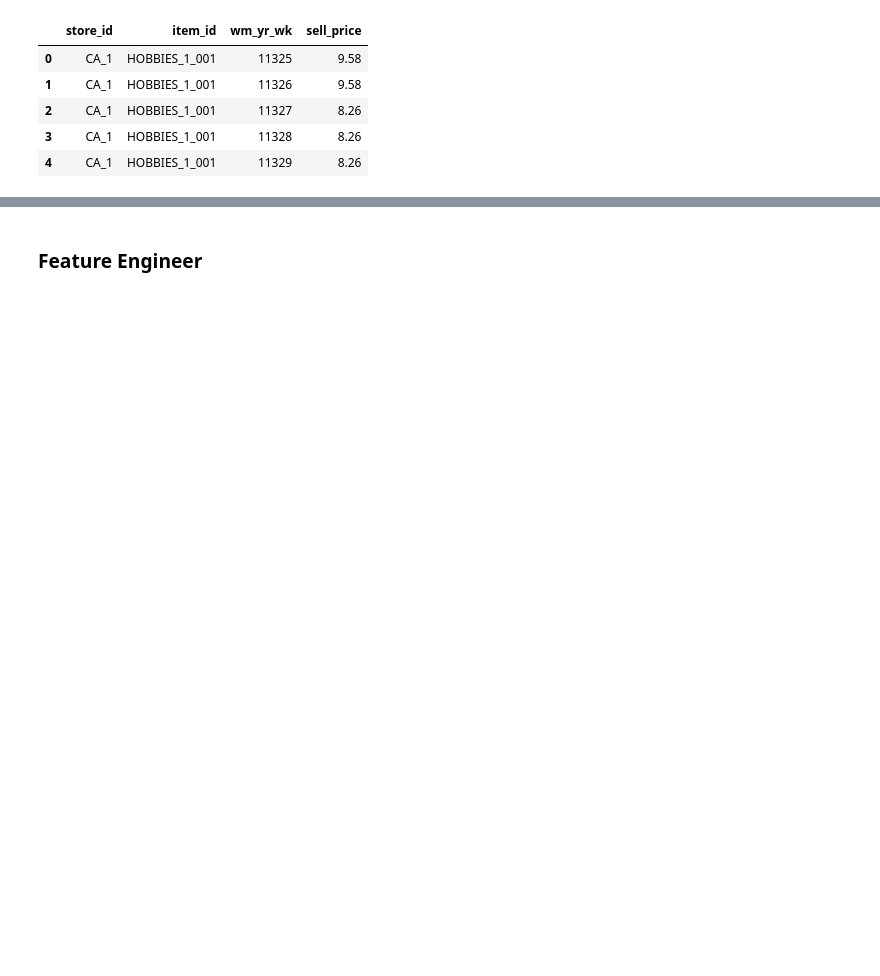
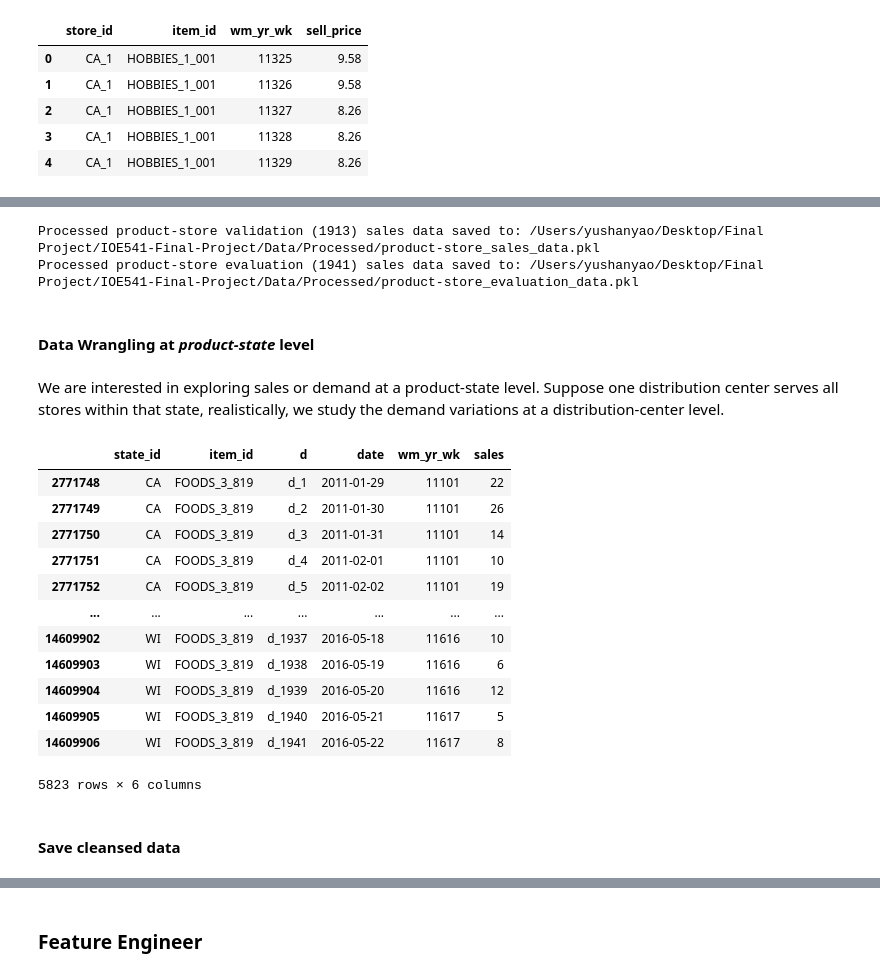
Before and after one commit to Clairey33/IOE541-Project----From-Forecasts-to-Fulfillment, a Jupyter notebook: Code/lgbm_forecast.ipynb, the cells around one changed output, grey strips where cells are left out. Saved outputs shown, nothing was run; the diff lists cells and outputs as text; code cells hidden in the pictures; blank space fills up the shorter version.

```diff
--- a/Code/lgbm_forecast.ipynb
+++ b/Code/lgbm_forecast.ipynb
@@ -67,7 +67,8 @@ code_dir = os.path.dirname(current_file)
 data_dir = os.path.join(os.path.dirname(code_dir), "Data")
 
 calendar = pd.read_csv(os.path.join(data_dir, 'Original', 'calendar.csv'))
-sales = pd.read_csv(os.path.join(data_dir, 'Original', 'sales_train_validation.csv'))
+sales = pd.read_csv(os.path.join(data_dir, 'Original', 'sales_train_validation.csv'))  # contain data for 1913 days, use this for training
+eval_sales = pd.read_csv(os.path.join(data_dir, 'Original', 'sales_train_evaluation.csv'))  # contain data for 1941 days, use this for evaluation
 prices = pd.read_csv(os.path.join(data_dir, 'Original', 'sell_prices.csv'))
 # %% [markdown]
 ### Display Original Data
@@ -111,10 +129,19 @@ sales_long = pd.melt(sales,
 # %%
-# Merge with calendar and prices at a product-state level
+# Merge with calendar and prices at a product-store level
 calendar_trimmed = calendar[['d', 'date', 'wm_yr_wk']]
+
 sales_long = sales_long.merge(calendar_trimmed, on='d', how='left')
+eval_sales_long = eval_sales_long.merge(calendar_trimmed, on='d', how='left')
+
 sales_long = sales_long.merge(prices,
                                on=['store_id', 'item_id', 'wm_yr_wk'],
                                how='left')
+eval_sales_long = eval_sales_long.merge(prices,
+                                 on=['store_id', 'item_id', 'wm_yr_wk'],
+                                 how='left')
 
 sales_long['date'] = pd.to_datetime(sales_long['date'])
+eval_sales_long['date'] = pd.to_datetime(eval_sales_long['date'])
+
 sales_long = sales_long.sort_values(by=['id', 'date'])
+eval_sales_long = eval_sales_long.sort_values(by=['id', 'date'])
@@ -129,0 +166,66 @@ sales_long.head(5)
+# %%
+output_folder = os.path.join(os.path.dirname(code_dir), "Data", "Processed")
+os.makedirs(output_folder, exist_ok=True)
+
+# Save product-store sales_long to a pickle file
+output_path_1 = os.path.join(output_folder, "product-store_sales_data.pkl")
+sales_long.to_pickle(output_path_1)
+print(f"Processed product-store validation (1913) sales data saved to: {output_path_1}")
+
+# Save product-store eval_sales_long to a pickle file
+output_path_2 = os.path.join(output_folder, "product-store_evaluation_data.pkl")
+eval_sales_long.to_pickle(output_path_2)
+print(f"Processed product-store evaluation (1941) sales data saved to: {output_path_2}")
+# %% [output]
+Processed product-store validation (1913) sales data saved to: /Users/yushanyao/Desktop/Final Project/IOE541-Final-Project/Data/Processed/product-store_sales_data.pkl
+Processed product-store evaluation (1941) sales data saved to: /Users/yushanyao/Desktop/Final Project/IOE541-Final-Project/Data/Processed/product-store_evaluation_data.pkl
+# %% [markdown]
+#### Data Wrangling at *_product-state_* level
+# %% [markdown]
+We are interested in exploring sales or demand at a product-state level. Suppose one distribution center serves all stores within that state, realistically, we study the demand variations at a distribution-center level.
+# %%
+# Merge with calendar (and prices) at a product-state level
+calendar_trimmed = calendar[['d', 'date', 'wm_yr_wk']]
+
+# Create a complete index of all product–state–day combinations
+full_index = (
+    eval_sales_long[['state_id', 'item_id', 'd']]
+    .drop_duplicates()
+    .merge(calendar_trimmed, on='d', how='left')
+    .drop_duplicates(subset=['state_id', 'item_id', 'date'])  # ensure uniqueness
+    .sort_values(['state_id', 'item_id', 'date'])
+)
+
+# Aggregate actual sales at the product–state–day level
+state_sales_agg = (
+    eval_sales_long.groupby(['state_id', 'item_id', 'd'])['sales']
+    .sum()
+    .reset_index()
+)
+
+# Merge full index with aggregated sales (to include missing dates)
+state_eval_sales_long = full_index.merge(state_sales_agg, on=['state_id', 'item_id', 'd'], how='left')
+
+# Fill missing sales with 0
+state_eval_sales_long['sales'] = state_eval_sales_long['sales'].fillna(0)
+
+# Final formatting
+state_eval_sales_long['date'] = pd.to_datetime(state_eval_sales_long['date'])
+# %%
+state_eval_sales_long[state_eval_sales_long['item_id']== "FOODS_3_819"]
+# %% [output]
+|  | state_id | item_id | d | date | wm_yr_wk | sales |
+| 2771748 | CA | FOODS_3_819 | d_1 | 2011-01-29 | 11101 | 22 |
+| 2771749 | CA | FOODS_3_819 | d_2 | 2011-01-30 | 11101 | 26 |
+| 2771750 | CA | FOODS_3_819 | d_3 | 2011-01-31 | 11101 | 14 |
+| 2771751 | CA | FOODS_3_819 | d_4 | 2011-02-01 | 11101 | 10 |
+| 2771752 | CA | FOODS_3_819 | d_5 | 2011-02-02 | 11101 | 19 |
+| ... | ... | ... | ... | ... | ... | ... |
+| 14609902 | WI | FOODS_3_819 | d_1937 | 2016-05-18 | 11616 | 10 |
+| 14609903 | WI | FOODS_3_819 | d_1938 | 2016-05-19 | 11616 | 6 |
+| 14609904 | WI | FOODS_3_819 | d_1939 | 2016-05-20 | 11616 | 12 |
+| 14609905 | WI | FOODS_3_819 | d_1940 | 2016-05-21 | 11617 | 5 |
+| 14609906 | WI | FOODS_3_819 | d_1941 | 2016-05-22 | 11617 | 8 |
+5823 rows × 6 columns
+# %% [markdown]
+#### Save cleansed data
```
Also changed, not shown: parts of 51 cells of this notebook, 9 other files.
